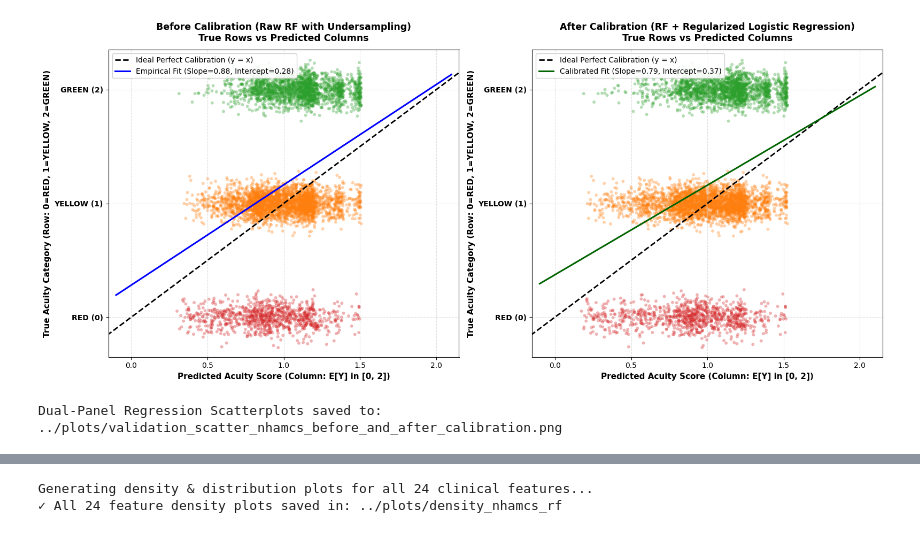
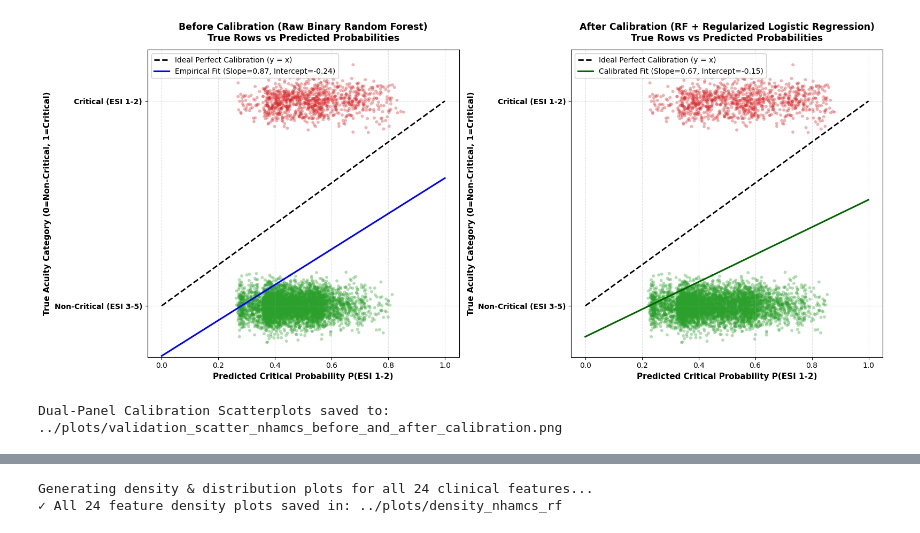
Before and after one commit to apt2736/PKM_RF, a Jupyter notebook: models/train_disaster_nhamcs_rf.ipynb, the cells around one changed output, grey strips where cells are left out. Cells and saved outputs as stored; diff of their text form; code cells hidden in the pictures.

```diff
--- a/models/train_disaster_nhamcs_rf.ipynb
+++ b/models/train_disaster_nhamcs_rf.ipynb
@@ -227,15 +207,10 @@ Fitting L2-Regularized Logistic Regression Calibrator on Validation Probabilitie
 # %%
 # ---------------------------------------------------------------------------
-# Step 2.5: Regression Scatterplots (Before vs After Regularized Calibration)
+# Step 2.5: Continuous Acuity Probability Scatterplots (Before vs After Calibration)
 # ---------------------------------------------------------------------------
 plots_dir = f'{ROOT}/plots'
 os.makedirs(plots_dir, exist_ok=True)
 os.makedirs(os.path.join(plots_dir, 'image'), exist_ok=True)
-
-# Compute Continuous Expected Acuity Score E[Y] = sum(c * P(c)) for 0=RED, 1=YELLOW, 2=GREEN
-weights = np.array([0.0, 1.0, 2.0])
-val_pred_score_raw   = np.dot(val_probs_raw, weights)
-val_pred_score_calib = np.dot(val_probs_calib, weights)
 
 # Subsample for crisp, clean scatter plotting
 np.random.seed(42)
@@ -243,58 +218,58 @@ N_PLOT = min(6000, len(y_val))
 sample_idx = np.random.choice(len(y_val), N_PLOT, replace=False)
 
 y_val_samp = y_val[sample_idx]
-jitter_y = y_val_samp + np.random.normal(0, 0.08, size=N_PLOT)
-pred_raw_samp   = val_pred_score_raw[sample_idx]
-pred_calib_samp = val_pred_score_calib[sample_idx]
+jitter_y = y_val_samp + np.random.normal(0, 0.05, size=N_PLOT)
+pred_raw_samp   = val_probs_raw.flatten()[sample_idx]
+pred_calib_samp = val_probs_calib[sample_idx]
 
-cat_colors = np.array(['#d62728', '#ff7f0e', '#2ca02c'])
+cat_colors = np.array(['#2ca02c', '#d62728']) # Green (0), Red (1)
 point_colors = cat_colors[y_val_samp]
 
 fig, axes = plt.subplots(1, 2, figsize=(16, 7))
 
 # Left: Before Calibration
 ax1 = axes[0]
 ax1.scatter(pred_raw_samp, jitter_y, c=point_colors, alpha=0.35, s=18, edgecolors='none')
-ax1.plot([-0.2, 2.2], [-0.2, 2.2], 'k--', linewidth=2.0, label='Ideal Perfect Calibration (y = x)')
+ax1.plot([0.0, 1.0], [0.0, 1.0], 'k--', linewidth=2.0, label='Ideal Perfect Calibration (y = x)')
 m_raw, b_raw = np.polyfit(pred_raw_samp, y_val_samp, 1)
-x_vals = np.linspace(-0.1, 2.1, 100)
+x_vals = np.linspace(0.0, 1.0, 100)
 ax1.plot(x_vals, m_raw * x_vals + b_raw, color='blue', linewidth=2.2,
          label=f'Empirical Fit (Slope={m_raw:.2f}, Intercept={b_raw:.2f})')
-ax1.set_title('Before Calibration (Raw RF with Undersampling)\nTrue Rows vs Predicted Columns', fontsize=12.5, fontweight='bold', pad=12)
-ax1.set_xlabel('Predicted Acuity Score (Column: E[Y] in [0, 2])', fontsize=11, fontweight='bold')
-ax1.set_ylabel('True Acuity Category (Row: 0=RED, 1=YELLOW, 2=GREEN)', fontsize=11, fontweight='bold')
-ax1.set_yticks([0, 1, 2])
-ax1.set_yticklabels(['RED (0)', 'YELLOW (1)', 'GREEN (2)'], fontweight='bold')
-ax1.set_xlim([-0.15, 2.15])
-ax1.set_ylim([-0.35, 2.35])
+ax1.set_title('Before Calibration (Raw Binary Random Forest)\nTrue Rows vs Predicted Probabilities', fontsize=12.5, fontweight='bold', pad=12)
+ax1.set_xlabel('Predicted Critical Probability P(ESI 1-2)', fontsize=11, fontweight='bold')
+ax1.set_ylabel('True Acuity Category (0=Non-Critical, 1=Critical)', fontsize=11, fontweight='bold')
+ax1.set_yticks([0, 1])
+ax1.set_yticklabels(['Non-Critical (ESI 3-5)', 'Critical (ESI 1-2)'], fontweight='bold')
+ax1.set_xlim([-0.05, 1.05])
+ax1.set_ylim([-0.25, 1.25])
 ax1.grid(True, linestyle='--', alpha=0.4)
 ax1.legend(loc='upper left', fontsize=10, frameon=True, framealpha=0.9)
 
 # Right: After Regularized Regression Calibration
 ax2 = axes[1]
 ax2.scatter(pred_calib_samp, jitter_y, c=point_colors, alpha=0.35, s=18, edgecolors='none')
-ax2.plot([-0.2, 2.2], [-0.2, 2.2], 'k--', linewidth=2.0, label='Ideal Perfect Calibration (y = x)')
+ax2.plot([0.0, 1.0], [0.0, 1.0], 'k--', linewidth=2.0, label='Ideal Perfect Calibration (y = x)')
 m_cal, b_cal = np.polyfit(pred_calib_samp, y_val_samp, 1)
 ax2.plot(x_vals, m_cal * x_vals + b_cal, color='darkgreen', linewidth=2.2,
          label=f'Calibrated Fit (Slope={m_cal:.2f}, Intercept={b_cal:.2f})')
-ax2.set_title('After Calibration (RF + Regularized Logistic Regression)\nTrue Rows vs Predicted Columns', fontsize=12.5, fontweight='bold', pad=12)
-ax2.set_xlabel('Predicted Acuity Score (Column: E[Y] in [0, 2])', fontsize=11, fontweight='bold')
-ax2.set_ylabel('True Acuity Category (Row: 0=RED, 1=YELLOW, 2=GREEN)', fontsize=11, fontweight='bold')
-ax2.set_yticks([0, 1, 2])
-ax2.set_yticklabels(['RED (0)', 'YELLOW (1)', 'GREEN (2)'], fontweight='bold')
-ax2.set_xlim([-0.15, 2.15])
-ax2.set_ylim([-0.35, 2.35])
+ax2.set_title('After Calibration (RF + Regularized Logistic Regression)\nTrue Rows vs Predicted Probabilities', fontsize=12.5, fontweight='bold', pad=12)
+ax2.set_xlabel('Predicted Critical Probability P(ESI 1-2)', fontsize=11, fontweight='bold')
+ax2.set_ylabel('True Acuity Category (0=Non-Critical, 1=Critical)', fontsize=11, fontweight='bold')
+ax2.set_yticks([0, 1])
+ax2.set_yticklabels(['Non-Critical (ESI 3-5)', 'Critical (ESI 1-2)'], fontweight='bold')
+ax2.set_xlim([-0.05, 1.05])
+ax2.set_ylim([-0.25, 1.25])
 ax2.grid(True, linestyle='--', alpha=0.4)
 ax2.legend(loc='upper left', fontsize=10, frameon=True, framealpha=0.9)
 
 plt.tight_layout()
 scatter_out = os.path.join(plots_dir, 'validation_scatter_nhamcs_before_and_after_calibration.png')
 plt.savefig(scatter_out, dpi=300, bbox_inches='tight')
 plt.savefig(os.path.join(plots_dir, 'image', 'validation_scatter_nhamcs_before_and_after_calibration.png'), dpi=300, bbox_inches='tight')
 plt.show()
-print(f"Dual-Panel Regression Scatterplots saved to: {scatter_out}")
+print(f"Dual-Panel Calibration Scatterplots saved to: {scatter_out}")
 # %% [output]
-[figure, old version]
+[figure, new version]
-Dual-Panel Regression Scatterplots saved to: ../plots/validation_scatter_nhamcs_before_and_after_calibration.png
+Dual-Panel Calibration Scatterplots saved to: ../plots/validation_scatter_nhamcs_before_and_after_calibration.png
 # %%
 # ---------------------------------------------------------------------------
```
Also changed, not shown: parts of 10 cells of this notebook, 29 other files.
